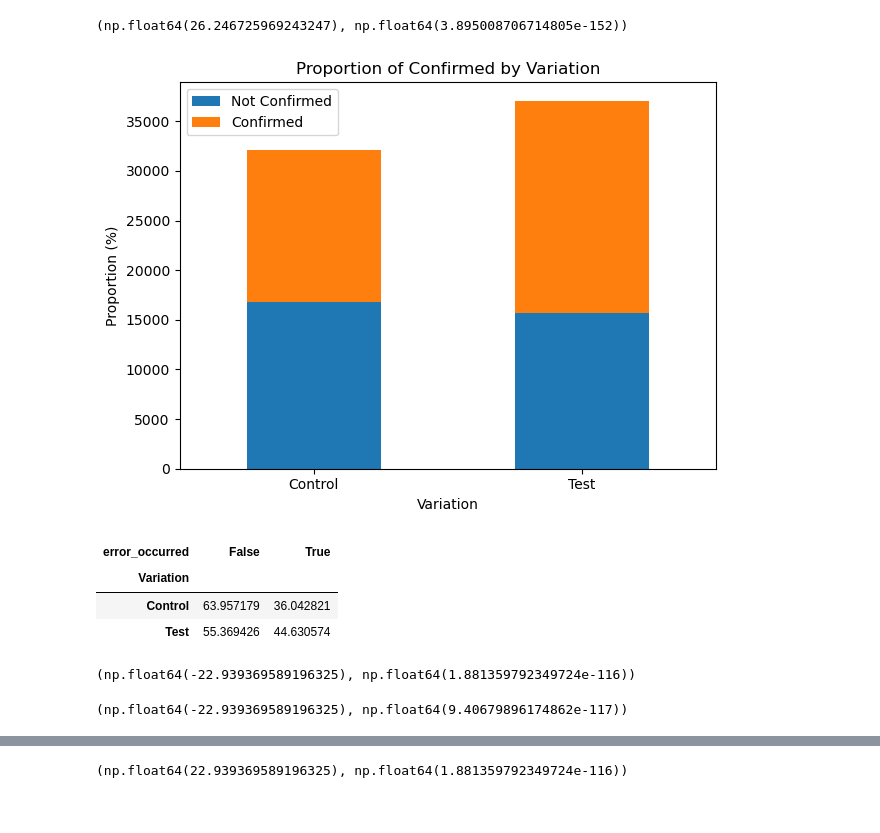
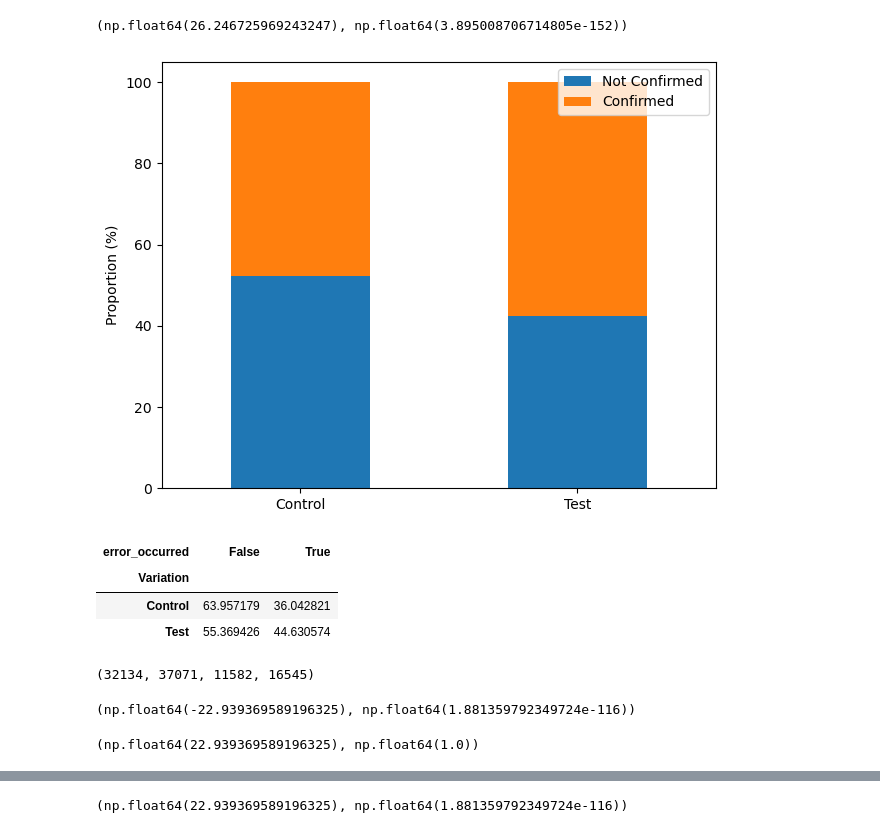
Before and after one commit to Ghonaim32/week5_6_project, a Jupyter notebook: notebooks/analysis_anas.ipynb, the cells around one changed output, grey strips where cells are left out. Saved outputs shown, nothing was run; the diff lists cells and outputs as text; code cells hidden in the pictures.

```diff
--- a/notebooks/analysis_anas.ipynb
+++ b/notebooks/analysis_anas.ipynb
@@ -32,7 +32,7 @@ proportion_table
 | Test | 42.318794 | 57.681206 |
 # %%
 # Checking proportion of confirmed for each variation
-proportion_table = pd.crosstab(df['Variation'], df['confirmed'])
+proportion_table = pd.crosstab(df['Variation'], df['confirmed'], normalize='index') * 100
 proportion_table
 # %% [output]
 | confirmed | False | True |
@@ -77,17 +77,18 @@ z_stat, p_value
 (np.float64(26.246725969243247), np.float64(3.895008706714805e-152))
 # %%
 # Plotting the frequency table
+# Remove xlabel for better visualization
+
 import matplotlib.pyplot as plt
 proportion_table.plot(kind='bar', stacked=True)
-plt.title('Proportion of Confirmed by Variation')
-plt.xlabel('Variation')
 plt.ylabel('Proportion (%)')
+plt.xlabel('')
 plt.xticks(rotation=0)
 plt.legend(labels=['Not Confirmed', 'Confirmed'])
 plt.tight_layout()
 plt.show()
 # %% [output]
-[figure, old version]
+[figure, new version]
 # %%
 # Checking proportion of confirmed for each variation
 proportion_table = pd.crosstab(df['Variation'], df['error_occurred'], normalize='index') * 100
@@ -102,6 +103,10 @@ number_of_control = df[df['Variation'] == 'Control'].shape[0]
 number_of_test = df[df['Variation'] == 'Test'].shape[0]
 error_control = df[(df['Variation'] == 'Control') & (df['error_occurred'] == 1)].shape[0]
 error_test = df[(df['Variation'] == 'Test') & (df['error_occurred'] == 1)].shape[0]
+# %%
+number_of_control, number_of_test, error_control, error_test
+# %% [output]
+(32134, 37071, 11582, 16545)
 # %%
 # H0: error rates for control == error rates for test
 # H1: error rates for control != error rates for test
@@ -116,18 +121,18 @@ z_stat, p_value
 # %% [output]
 (np.float64(-22.939369589196325), np.float64(1.881359792349724e-116))
 # %%
-# H0: error rates for control >= error rates for test
-# H1: error rates for control < error rates for test
+# H0: error rates for test >= error rates for control
+# H1: error rates for test < error rates for control
 # Significance level: 0.05
 
-success = [error_control, error_test]
-nobs = [number_of_control, number_of_test]
+success = [error_test, error_control]
+nobs = [number_of_test, number_of_control]
 z_stat, p_value = proportions_ztest(success, nobs, alternative='smaller')
 z_stat, p_value
 
 # We reject the null hypothesis since the p-value is less than 0.05. The error rate in the test group is lower than in the control group.
 # %% [output]
-(np.float64(-22.939369589196325), np.float64(9.40679896174862e-117))
+(np.float64(22.939369589196325), np.float64(1.0))
 # %%
 # Plotting the frequency table
 import matplotlib.pyplot as plt
```
Also changed, not shown: parts of 12 cells of this notebook, 14 other files.
